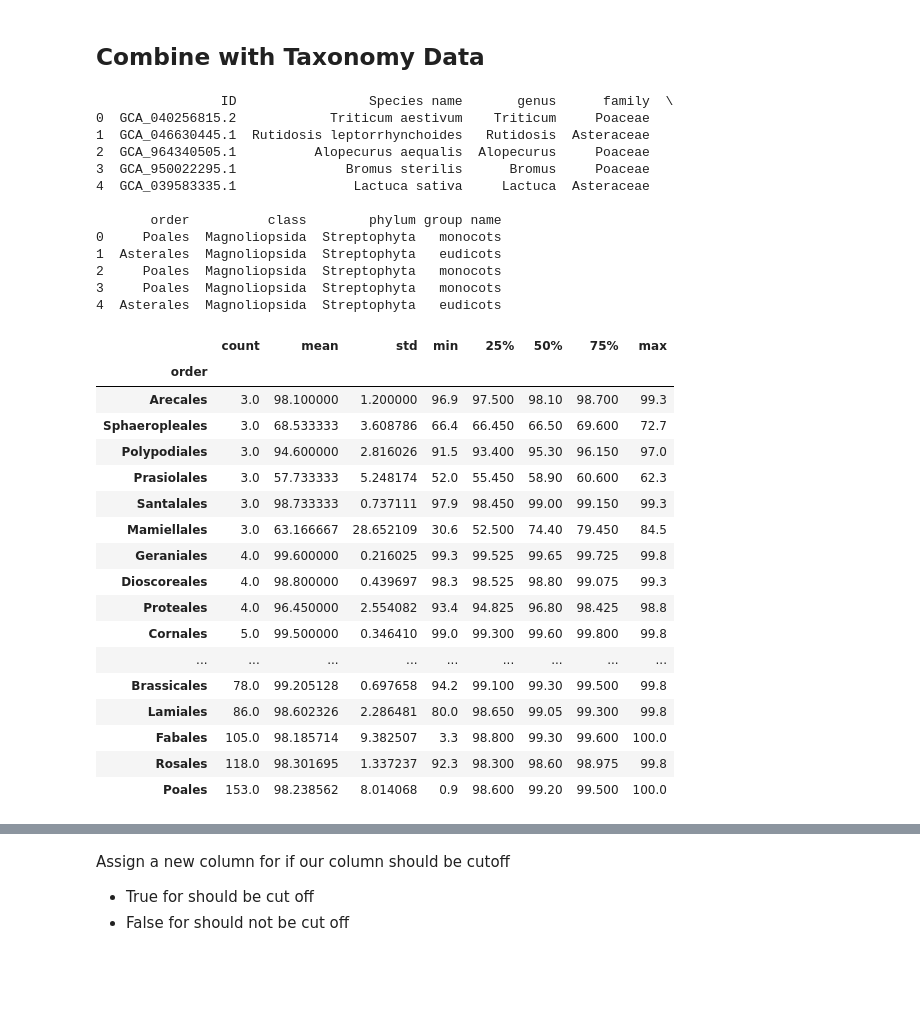
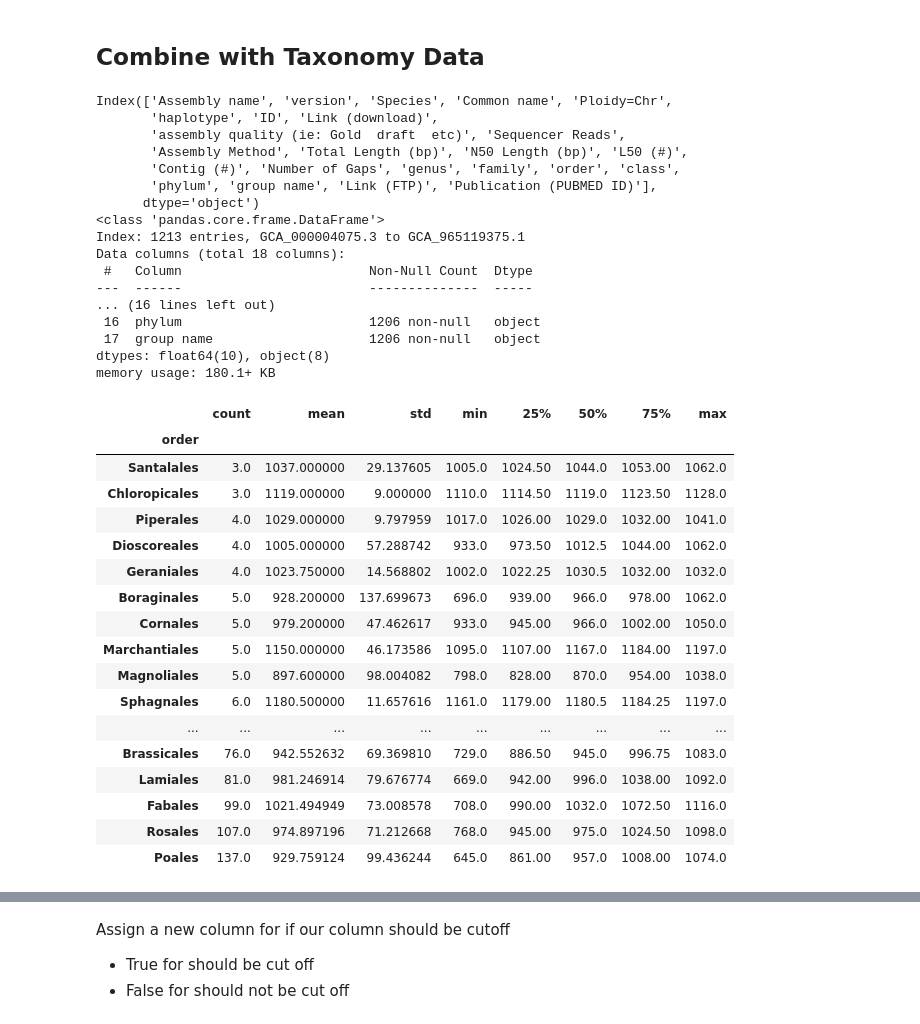
Before and after one commit to tfogler/dnabert-snake-busco, a Jupyter notebook: Helixer_processing.ipynb, the cells around one changed output, grey strips where cells are left out. Cells and saved outputs as stored; diff of their text form; code cells hidden in the pictures; blank space fills up the shorter version.

```diff
--- a/Helixer_processing.ipynb
+++ b/Helixer_processing.ipynb
@@ -18,6 +18,8 @@ warnings.simplefilter(action='ignore', category=FutureWarning)
 summary = pd.read_table('combined_summary.1.tsv', dtype={'Basename': str, 'Measure': str, 'Value': float})
 
 summary_wider = summary.pivot(index="Basename", columns="Measure", values="Value")
+summary_wider.index = summary_wider.index.rename('ID')
+print(summary_wider.index.name)
 
 # summary.head()
 print(summary_wider.info())
@@ -257,58 +158,62 @@ plt.show()
 # %%
 # Combine the Stats with previous data
 
 # Define file path and load dataset
-file_path = "C:/users/truma/Documents/snake_busco/Metadata_taxonomy.csv"
-with open(file_path, encoding='utf8', errors='ignore') as buffer:
-    taxonomy = pd.read_csv(buffer)
+file_path = "metadata_helixer_1.csv"
+taxonomy = pd.read_csv(file_path)
 
 # Rename IDs column
 taxonomy.columns = ["ID" if col.startswith("NCBI") else col for col in taxonomy.columns]
+print(taxonomy.columns)
 # Select ID column and species name/taxonomic columns
-cols = ["ID", "Species name", "genus", "family", "order", "class", "phylum", "group name"]
+cols = ["ID", 'Ploidy=Chr', "N50 Length (bp)", 'Total Length (bp)', "Species", "genus", "family", "order", "class", "phylum", "group name"]
 
 taxonomy = taxonomy[cols]
 
-print(taxonomy.head())
+(taxonomy.head())
 
 # Merge with the stats dataset
-joined_df = stats.join(taxonomy[cols].set_index("ID"), on="ID")
-
-counts = joined_df.groupby("order").Complete.describe()
+joined_df = summary_wider.join(taxonomy[cols].set_index("ID"), on="ID")
+joined_df.info()
+counts = joined_df.groupby("order")["Median CDS Length"].describe()
 counts = counts[counts["count"] > 2].sort_values("count")
 counts
 # %% [output]
-                ID                 Species name       genus      family  \
-0  GCA_040256815.2            Triticum aestivum    Triticum     Poaceae
-1  GCA_046630445.1  Rutidosis leptorrhynchoides   Rutidosis  Asteraceae
-2  GCA_964340505.1          Alopecurus aequalis  Alopecurus     Poaceae
-3  GCA_950022295.1              Bromus sterilis      Bromus     Poaceae
-4  GCA_039583335.1               Lactuca sativa     Lactuca  Asteraceae
-
-       order          class        phylum group name
-0     Poales  Magnoliopsida  Streptophyta   monocots
-1  Asterales  Magnoliopsida  Streptophyta   eudicots
-2     Poales  Magnoliopsida  Streptophyta   monocots
-3     Poales  Magnoliopsida  Streptophyta   monocots
-4  Asterales  Magnoliopsida  Streptophyta   eudicots
+Index(['Assembly name', 'version', 'Species', 'Common name', 'Ploidy=Chr',
+       'haplotype', 'ID', 'Link (download)',
+       'assembly quality (ie: Gold  draft  etc)', 'Sequencer Reads',
+       'Assembly Method', 'Total Length (bp)', 'N50 Length (bp)', 'L50 (#)',
+       'Contig (#)', 'Number of Gaps', 'genus', 'family', 'order', 'class',
+       'phylum', 'group name', 'Link (FTP)', 'Publication (PUBMED ID)'],
+      dtype='object')
+<class 'pandas.core.frame.DataFrame'>
+Index: 1213 entries, GCA_000004075.3 to GCA_965119375.1
+Data columns (total 18 columns):
+ #   Column                        Non-Null Count  Dtype
+---  ------                        --------------  -----
+... (16 lines left out)
+ 16  phylum                        1206 non-null   object
+ 17  group name                    1206 non-null   object
+dtypes: float64(10), object(8)
+memory usage: 180.1+ KB
 |  | count | mean | std | min | 25% | 50% | 75% | max |
 | order |  |  |  |  |  |  |  |  |
-| Arecales | 3.0 | 98.100000 | 1.200000 | 96.9 | 97.500 | 98.10 | 98.700 | 99.3 |
-| Sphaeropleales | 3.0 | 68.533333 | 3.608786 | 66.4 | 66.450 | 66.50 | 69.600 | 72.7 |
-| Polypodiales | 3.0 | 94.600000 | 2.816026 | 91.5 | 93.400 | 95.30 | 96.150 | 97.0 |
-| Prasiolales | 3.0 | 57.733333 | 5.248174 | 52.0 | 55.450 | 58.90 | 60.600 | 62.3 |
-| Santalales | 3.0 | 98.733333 | 0.737111 | 97.9 | 98.450 | 99.00 | 99.150 | 99.3 |
-| Mamiellales | 3.0 | 63.166667 | 28.652109 | 30.6 | 52.500 | 74.40 | 79.450 | 84.5 |
-| Geraniales | 4.0 | 99.600000 | 0.216025 | 99.3 | 99.525 | 99.65 | 99.725 | 99.8 |
-| Dioscoreales | 4.0 | 98.800000 | 0.439697 | 98.3 | 98.525 | 98.80 | 99.075 | 99.3 |
-| Proteales | 4.0 | 96.450000 | 2.554082 | 93.4 | 94.825 | 96.80 | 98.425 | 98.8 |
-| Cornales | 5.0 | 99.500000 | 0.346410 | 99.0 | 99.300 | 99.60 | 99.800 | 99.8 |
+| Santalales | 3.0 | 1037.000000 | 29.137605 | 1005.0 | 1024.50 | 1044.0 | 1053.00 | 1062.0 |
+| Chloropicales | 3.0 | 1119.000000 | 9.000000 | 1110.0 | 1114.50 | 1119.0 | 1123.50 | 1128.0 |
+| Piperales | 4.0 | 1029.000000 | 9.797959 | 1017.0 | 1026.00 | 1029.0 | 1032.00 | 1041.0 |
+| Dioscoreales | 4.0 | 1005.000000 | 57.288742 | 933.0 | 973.50 | 1012.5 | 1044.00 | 1062.0 |
+| Geraniales | 4.0 | 1023.750000 | 14.568802 | 1002.0 | 1022.25 | 1030.5 | 1032.00 | 1032.0 |
+| Boraginales | 5.0 | 928.200000 | 137.699673 | 696.0 | 939.00 | 966.0 | 978.00 | 1062.0 |
+| Cornales | 5.0 | 979.200000 | 47.462617 | 933.0 | 945.00 | 966.0 | 1002.00 | 1050.0 |
+| Marchantiales | 5.0 | 1150.000000 | 46.173586 | 1095.0 | 1107.00 | 1167.0 | 1184.00 | 1197.0 |
+| Magnoliales | 5.0 | 897.600000 | 98.004082 | 798.0 | 828.00 | 870.0 | 954.00 | 1038.0 |
+| Sphagnales | 6.0 | 1180.500000 | 11.657616 | 1161.0 | 1179.00 | 1180.5 | 1184.25 | 1197.0 |
 | ... | ... | ... | ... | ... | ... | ... | ... | ... |
-| Brassicales | 78.0 | 99.205128 | 0.697658 | 94.2 | 99.100 | 99.30 | 99.500 | 99.8 |
-| Lamiales | 86.0 | 98.602326 | 2.286481 | 80.0 | 98.650 | 99.05 | 99.300 | 99.8 |
-| Fabales | 105.0 | 98.185714 | 9.382507 | 3.3 | 98.800 | 99.30 | 99.600 | 100.0 |
-| Rosales | 118.0 | 98.301695 | 1.337237 | 92.3 | 98.300 | 98.60 | 98.975 | 99.8 |
-| Poales | 153.0 | 98.238562 | 8.014068 | 0.9 | 98.600 | 99.20 | 99.500 | 100.0 |
+| Brassicales | 76.0 | 942.552632 | 69.369810 | 729.0 | 886.50 | 945.0 | 996.75 | 1083.0 |
+| Lamiales | 81.0 | 981.246914 | 79.676774 | 669.0 | 942.00 | 996.0 | 1038.00 | 1092.0 |
+| Fabales | 99.0 | 1021.494949 | 73.008578 | 708.0 | 990.00 | 1032.0 | 1072.50 | 1116.0 |
+| Rosales | 107.0 | 974.897196 | 71.212668 | 768.0 | 945.00 | 975.0 | 1024.50 | 1098.0 |
+| Poales | 137.0 | 929.759124 | 99.436244 | 645.0 | 861.00 | 957.0 | 1008.00 | 1074.0 |
 # %%
 ## Plot the distribution of counts of Order Poales
 
```
Also changed, not shown: parts of 12 cells of this notebook.
